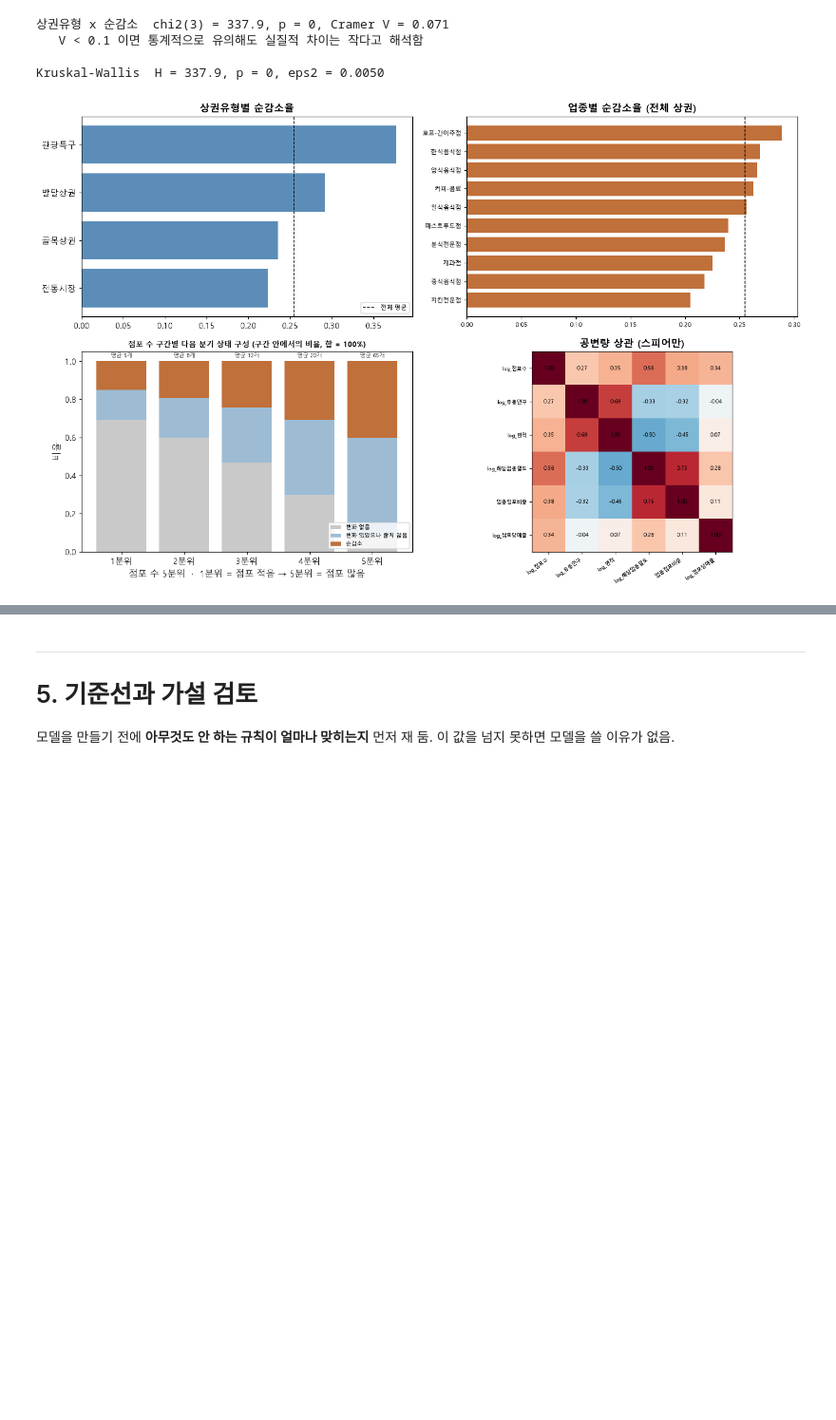
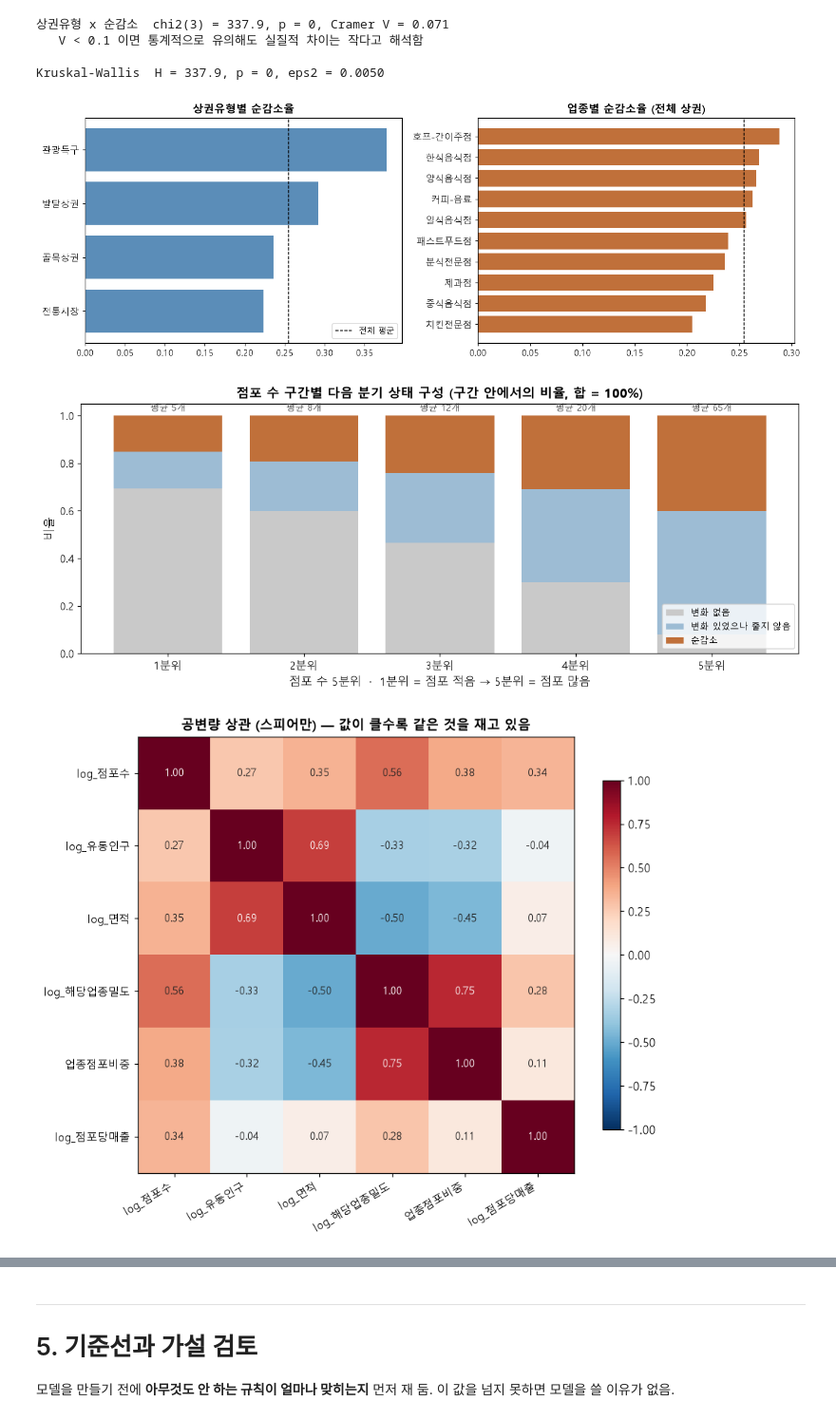
Before and after one commit to d97610-cloud/ai-data-bootcamp, a Jupyter notebook: MLProject/상권_폐업위험_데이터준비_EDA.ipynb, the cells around one changed output, grey strips where cells are left out. Shown at 95% size. Cells and saved outputs as stored; diff of their text form; code cells hidden in the pictures; blank space fills up the shorter version.

```diff
--- a/MLProject/상권_폐업위험_데이터준비_EDA.ipynb
+++ b/MLProject/상권_폐업위험_데이터준비_EDA.ipynb
@@ -954,52 +954,60 @@ print(f"Kruskal-Wallis  H = {H:.1f}, p = {plain(pk)}, eps2 = {eps2:.4f}")
 
 Kruskal-Wallis  H = 337.9, p = 0, eps2 = 0.0050
 # %%
-fig, ax = plt.subplots(2, 2, figsize=(14, 9))
-ax[0,0].barh(t_type.index, t_type["순감소율"], color="#5b8db8")
-ax[0,0].axvline(d["y"].mean(), ls="--", c="k", lw=1, label="전체 평균")
-ax[0,0].set_title("상권유형별 순감소율", weight="bold"); ax[0,0].legend(fontsize=8)
+fig, ax = plt.subplots(1, 2, figsize=(13, 4.6))
+ax[0].barh(t_type.index, t_type["순감소율"], color="#5b8db8")
+ax[0].axvline(d["y"].mean(), ls="--", c="k", lw=1, label="전체 평균")
+ax[0].set_title("상권유형별 순감소율", weight="bold"); ax[0].legend(fontsize=10)
+ax[1].barh(t_ind0.index, t_ind0["순감소율"], color="#c0703a")
+ax[1].axvline(d["y"].mean(), ls="--", c="k", lw=1)
+ax[1].set_title("업종별 순감소율 (전체 상권)", weight="bold")
+plt.tight_layout(); plt.savefig(FIG / "eda_rate.png", dpi=130); plt.show()
 
-ax[0,1].barh(t_ind0.index, t_ind0["순감소율"], color="#c0703a")
-ax[0,1].axvline(d["y"].mean(), ls="--", c="k", lw=1)
-ax[0,1].set_title("업종별 순감소율 (전체 상권)", weight="bold"); ax[0,1].tick_params(labelsize=8)
+fig, ax1 = plt.subplots(figsize=(11, 4.6))
 
 st = d.groupby(["규모구간", "다음상태"], observed=True).size().unstack(fill_value=0)
 st = st.div(st.sum(axis=1), axis=0)[[S_NONE, S_FLAT, S_DROP]]
 bot = np.zeros(len(st))
 for c, col in zip(st.columns, ["#c9c9c9", "#9dbcd4", "#c0703a"]):
-    ax[1,0].bar([f"{i+1}분위" for i in st.index], st[c], bottom=bot, color=col, label=c)
+    ax1.bar([f"{i+1}분위" for i in st.index], st[c], bottom=bot, color=col, label=c)
     bot += st[c].values
-ax[1,0].set_title("점포 수 구간별 다음 분기 상태 구성 (구간 안에서의 비율, 합 = 100%)",
-                  weight="bold", fontsize=10)
-ax[1,0].set_xlabel("점포 수 5분위  ·  1분위 = 점포 적음 → 5분위 = 점포 많음")
+ax1.set_title("점포 수 구간별 다음 분기 상태 구성 (구간 안에서의 비율, 합 = 100%)", weight="bold")
+ax1.set_xlabel("점포 수 5분위  ·  1분위 = 점포 적음 → 5분위 = 점포 많음")
 for xi, (qi, row) in enumerate(st.iterrows()):
-    ax[1,0].text(xi, 1.02, f"평균 {size_tab['평균점포'].iloc[xi]:.0f}개",
-                 ha="center", fontsize=7.5, color="#444")
-ax[1,0].legend(fontsize=7, loc="lower right"); ax[1,0].set_ylabel("비율")
+    ax1.text(xi, 1.02, f"평균 {size_tab['평균점포'].iloc[xi]:.0f}개", ha="center", fontsize=9, color="#444")
+ax1.legend(fontsize=9, loc="lower right"); ax1.set_ylabel("비율")
+plt.tight_layout(); plt.savefig(FIG / "eda_state.png", dpi=130); plt.show()
+
+fig, ax2 = plt.subplots(figsize=(8.6, 6.8))
 
 cov = ["log_점포수", "log_유동인구", "log_면적", "log_해당업종밀도", "업종점포비중",
        "log_점포당매출"]
 corr = d[cov].corr(method="spearman")
-im = ax[1,1].imshow(corr, cmap="RdBu_r", vmin=-1, vmax=1)
-ax[1,1].set_xticks(range(len(cov))); ax[1,1].set_xticklabels(cov, rotation=35, fontsize=6.5, ha="right")
-ax[1,1].set_yticks(range(len(cov))); ax[1,1].set_yticklabels(cov, fontsize=6.5)
+im = ax2.imshow(corr, cmap="RdBu_r", vmin=-1, vmax=1)
+ax2.set_xticks(range(len(cov))); ax2.set_xticklabels(cov, rotation=30, fontsize=10, ha="right")
+ax2.set_yticks(range(len(cov))); ax2.set_yticklabels(cov, fontsize=10)
 for i in range(len(cov)):
     for j in range(len(cov)):
-        ax[1,1].text(j, i, f"{corr.iloc[i,j]:.2f}", ha="center", va="center", fontsize=7)
-ax[1,1].set_title("공변량 상관 (스피어만)", weight="bold")
+        v_ = corr.iloc[i, j]
+        ax2.text(j, i, f"{v_:.2f}", ha="center", va="center", fontsize=10,
+                 color="white" if abs(v_) > .6 else "#222")
+ax2.set_title("공변량 상관 (스피어만) — 값이 클수록 같은 것을 재고 있음", weight="bold", fontsize=12)
+plt.colorbar(im, ax=ax2, shrink=.8)
 plt.tight_layout(); plt.savefig(FIG / "basic_eda.png", dpi=130); plt.show()
 pairs = [(cov[a], cov[b], corr.iloc[a, b]) for a in range(len(cov)) for b in range(a+1, len(cov))]
 pairs.sort(key=lambda t: -abs(t[2]))
 print("상관이 큰 쌍 (스피어만)")
 for a_, b_, v_ in pairs[:4]:
     print(f"  {a_:16} ~ {b_:16} {v_:+.3f}")
 print(f"\n|r| > 0.8 인 쌍 {sum(1 for _,_,v_ in pairs if abs(v_) > 0.8)}개")
 print("\n※ 0.6이라는 눈금에 규칙은 없음. 그리고 트리 계열 모형에서 상관은 «예측»을 망치지 않음.")
 print("  망치는 것은 «해석»임 — SHAP이 상관된 두 변수 사이에 기여를 쪼개 나눠 가져서")
 print("  각각의 중요도가 실제보다 낮게 보임. 다음 노트북에서 SHAP 순위를 읽을 때")
 print("  위 상위 쌍은 하나의 덩어리로 보아야 함.")
 # %% [output]
-[figure, old version]
+[figure, new version]
+[figure, added]
+[figure, added]
 상관이 큰 쌍 (스피어만)
   log_해당업종밀도       ~ 업종점포비중           +0.753
   log_유동인구         ~ log_면적           +0.692
```
Also changed, not shown: parts of 1 cell of this notebook, 5 other files.
